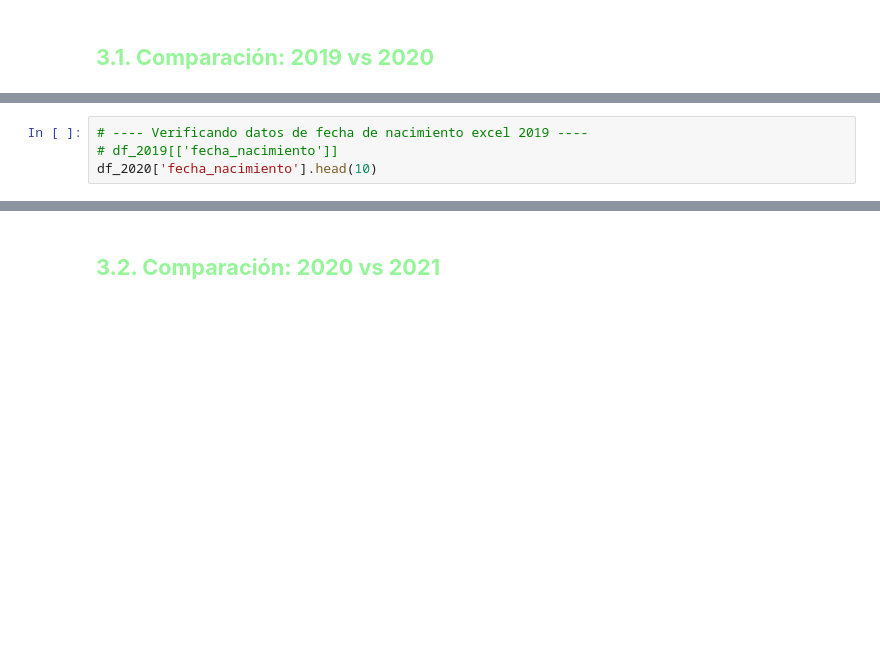
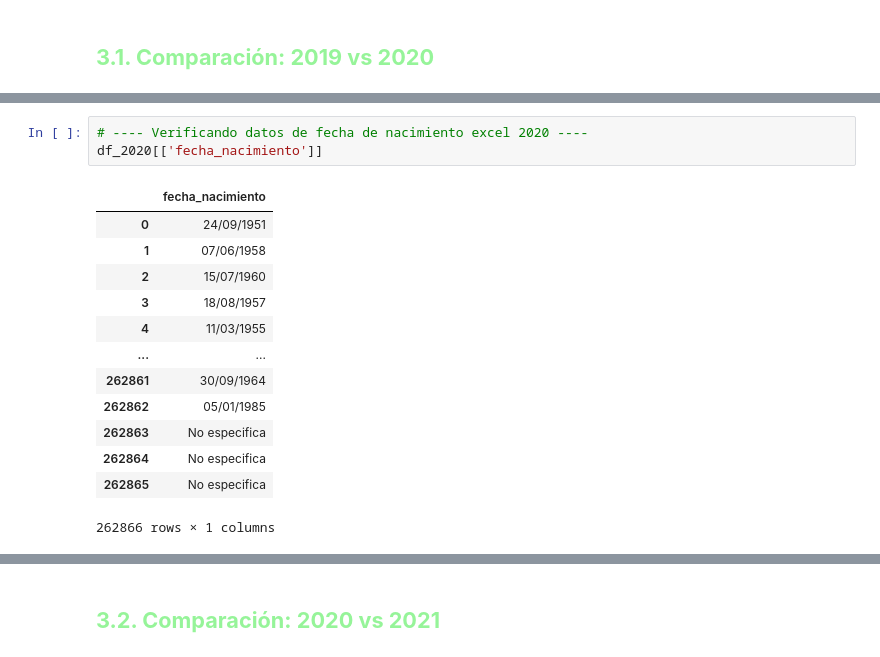
Before and after one commit to nadia0207/minsa-rrhh-analytics, a Jupyter notebook: notebooks/01_comparacion_columnas.ipynb, the cells around one changed output, grey strips where cells are left out. Cells and saved outputs as stored; diff of their text form; blank space fills up the shorter version.

```diff
--- a/notebooks/01_comparacion_columnas.ipynb
+++ b/notebooks/01_comparacion_columnas.ipynb
@@ -571,4 +649,17 @@ df_2020['fecha_nacimiento'].dtype
 # %%
-# ---- Verificando datos de fecha de nacimiento excel 2019 ----
-# df_2019[['fecha_nacimiento']]
-df_2020['fecha_nacimiento'].head(10)
+# ---- Verificando datos de fecha de nacimiento excel 2020 ----
+df_2020[['fecha_nacimiento']]
+# %% [output]
+|  | fecha_nacimiento |
+| 0 | 24/09/1951 |
+| 1 | 07/06/1958 |
+| 2 | 15/07/1960 |
+| 3 | 18/08/1957 |
+| 4 | 11/03/1955 |
+| ... | ... |
+| 262861 | 30/09/1964 |
+| 262862 | 05/01/1985 |
+| 262863 | No especifica |
+| 262864 | No especifica |
+| 262865 | No especifica |
+262866 rows × 1 columns
```
Also changed, not shown: parts of 12 cells of this notebook.
